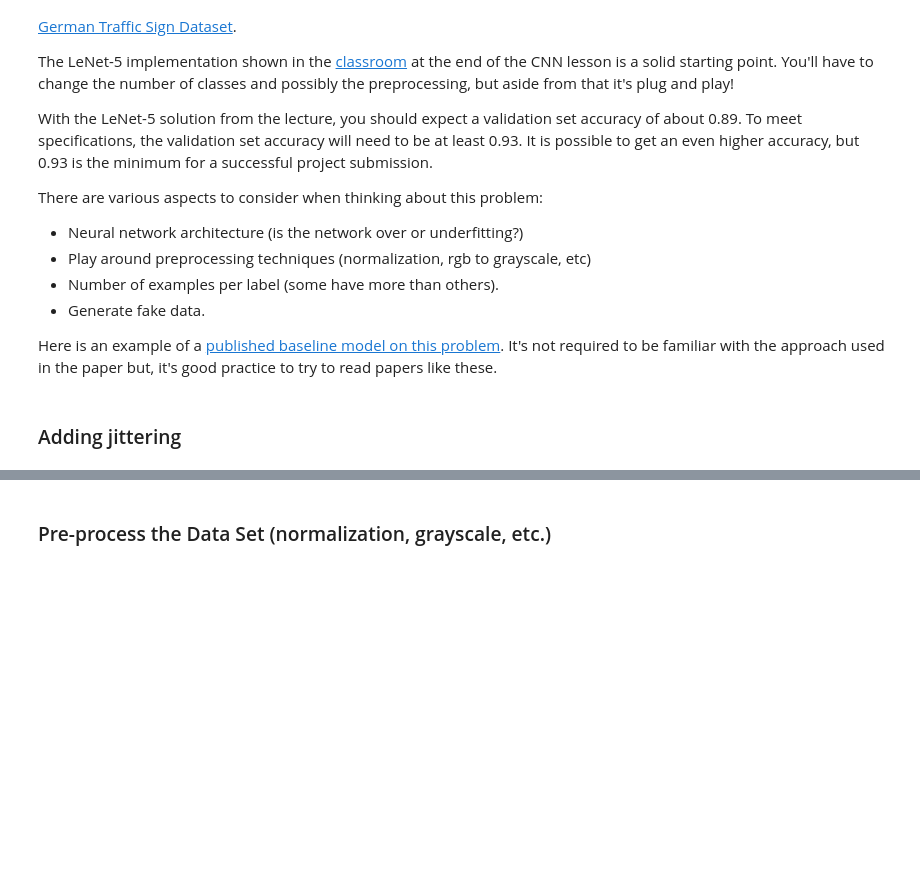
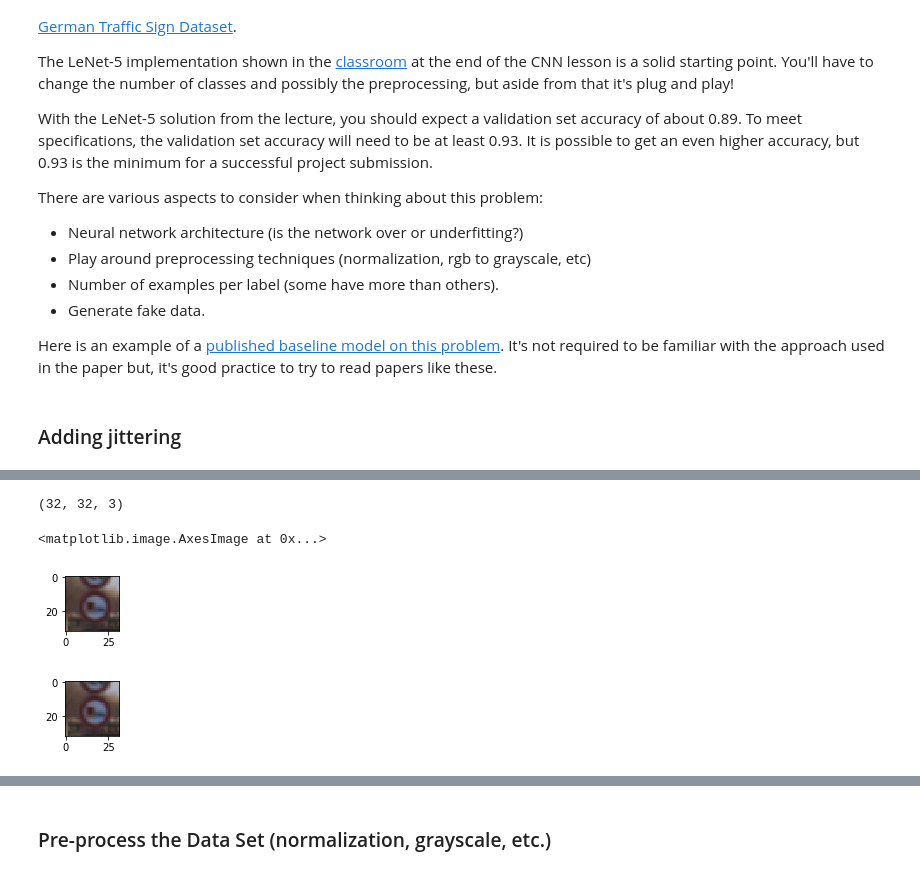
Before and after one commit to nyukhalov/CarND-Traffic-Sign-Classifier-Project, a Jupyter notebook: Traffic_Sign_Classifier.ipynb, the cells around one changed output, grey strips where cells are left out. Saved outputs shown, nothing was run; the diff lists cells and outputs as text; code cells hidden in the pictures; blank space fills up the shorter version.

```diff
--- a/Traffic_Sign_Classifier.ipynb
+++ b/Traffic_Sign_Classifier.ipynb
@@ -276,21 +297,28 @@ plt.imshow(image_tr.squeeze())
 # %%
 import random
 import cv2
 
-# Randomly scales image
+# Randomly applies blur to an image
 def r_blur(img):
     rows,cols = img.shape[:2]
     k = 1 + 2 * random.randint(0,1)
     return cv2.GaussianBlur(img,(k,k),0)
 
 index = random.randint(0, len(X_train))
 image = X_train[index]
-image_tr = r_blur(image)
+image_blur = r_blur(image)
+
+print(image_blur.shape)
 
 plt.figure(figsize=(1,1))
 plt.imshow(image.squeeze())
 plt.figure(figsize=(1,1))
-plt.imshow(image_tr.squeeze())
+plt.imshow(image_blur.squeeze())
+# %% [output]
+(32, 32, 3)
+<matplotlib.image.AxesImage at 0x...>
+[figure, added]
+[figure, added]
 # %%
 from sklearn.utils import shuffle
 
```
Also changed, not shown: parts of 12 cells of this notebook.
